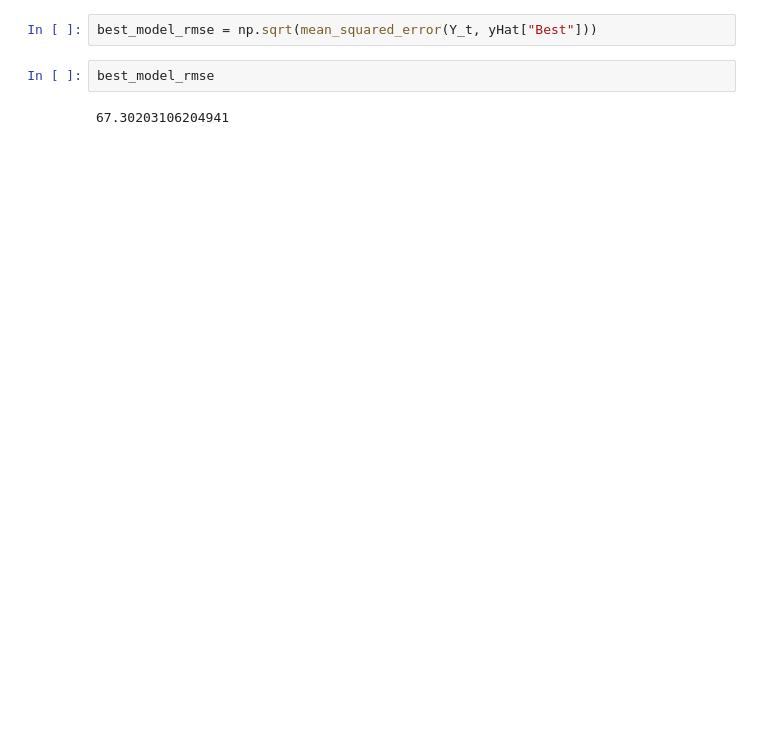
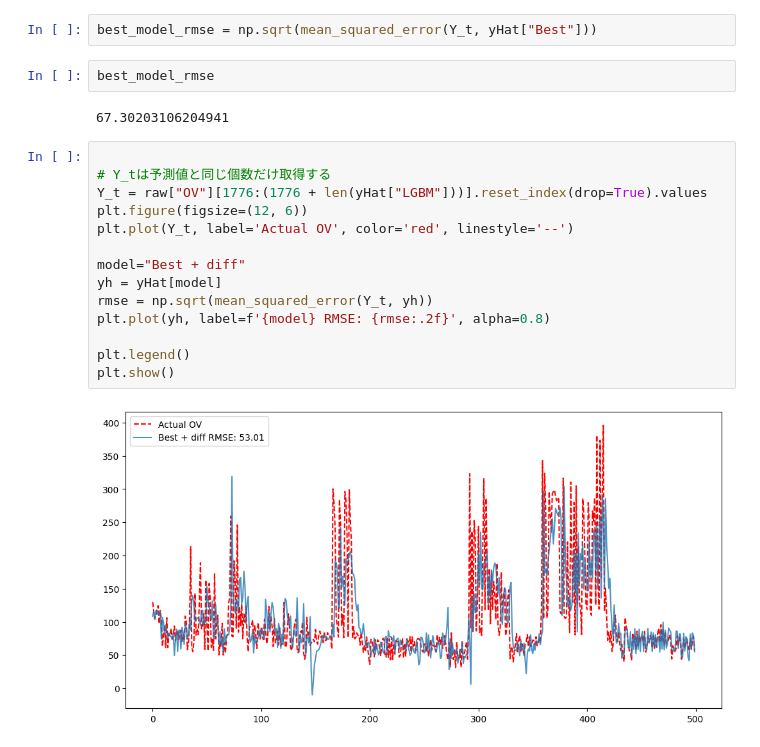
Before and after one commit to yut0takagi/ass-production-management2, a Jupyter notebook: notebook/2026年1月16日.ipynb, the cells around one changed output. Cells and saved outputs as stored; diff of their text form; blank space fills up the shorter version.

```diff
--- a/notebook/2026年1月16日.ipynb
+++ b/notebook/2026年1月16日.ipynb
@@ -222,3 +282,19 @@ best_model_rmse = np.sqrt(mean_squared_error(Y_t, yHat["Best"]))
 best_model_rmse
 # %% [output]
 67.30203106204941
+# %%
+
+# Y_tは予測値と同じ個数だけ取得する
+Y_t = raw["OV"][1776:(1776 + len(yHat["LGBM"]))].reset_index(drop=True).values
+plt.figure(figsize=(12, 6))
+plt.plot(Y_t, label='Actual OV', color='red', linestyle='--')
+
+model="Best + diff"
+yh = yHat[model]
+rmse = np.sqrt(mean_squared_error(Y_t, yh))
+plt.plot(yh, label=f'{model} RMSE: {rmse:.2f}', alpha=0.8)
+
+plt.legend()
+plt.show()
+# %% [output]
+[figure, added]
```
Also changed, not shown: parts of 4 cells of this notebook, 3 other files.
